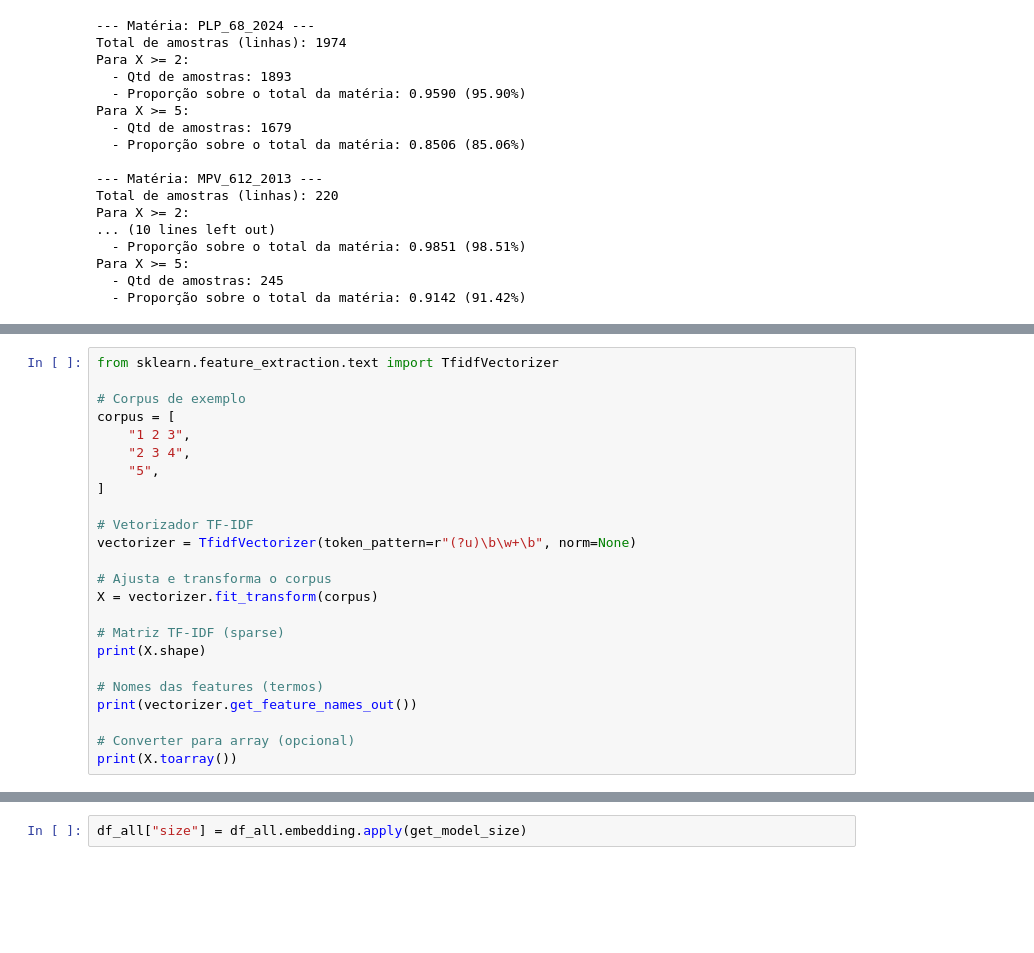
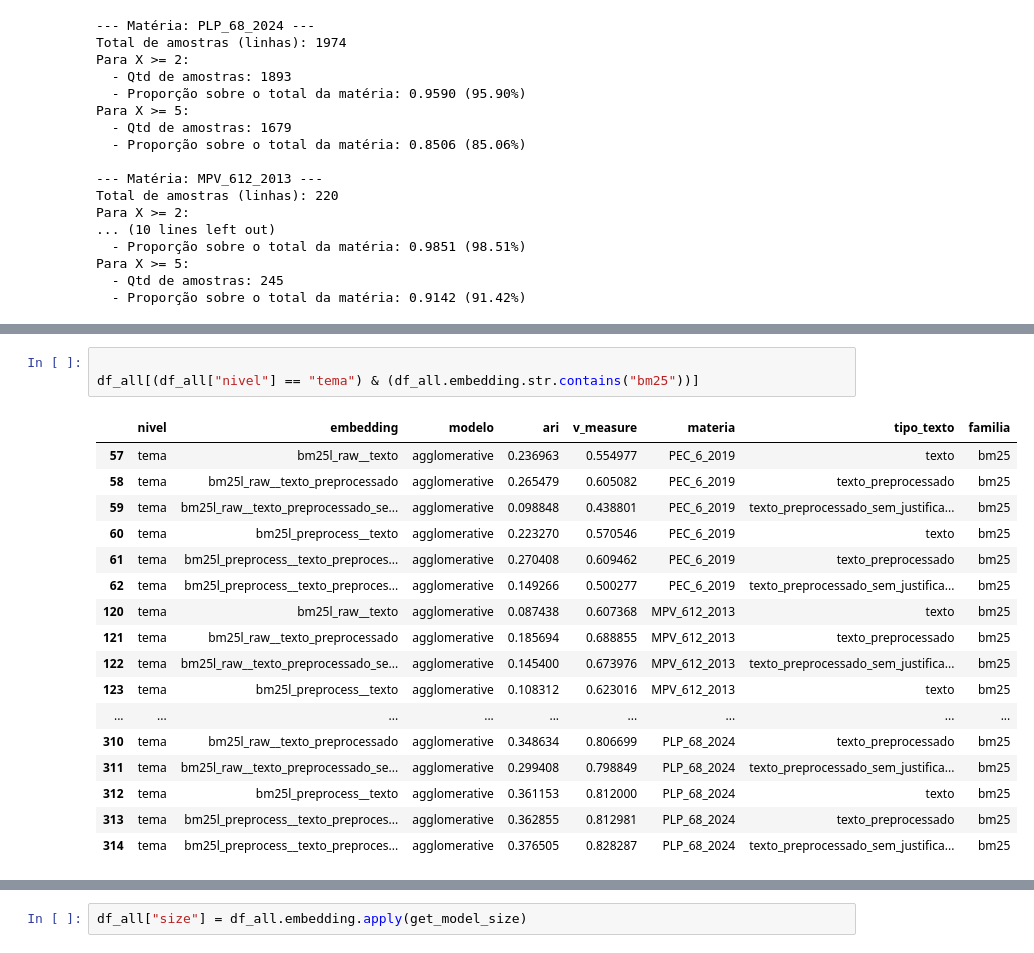
Before and after one commit to joaorobson/br-leg-amendments-embeddings-eval, a Jupyter notebook: notebooks/tasks_eval/Clustering-Eval.ipynb, the cells around one changed output, grey strips where cells are left out. Drawn from its saved outputs; the diff is of its cells as text; blank space fills up the shorter version.

```diff
--- a/notebooks/tasks_eval/Clustering-Eval.ipynb
+++ b/notebooks/tasks_eval/Clustering-Eval.ipynb
@@ -491,24 +114,0 @@ print(matrix)
-# %%
-from sklearn.feature_extraction.text import TfidfVectorizer
-
-# Corpus de exemplo
-corpus = [
-    "1 2 3",
-    "2 3 4",
-    "5",
-]
-
-# Vetorizador TF-IDF
-vectorizer = TfidfVectorizer(token_pattern=r"(?u)\b\w+\b", norm=None)
-
-# Ajusta e transforma o corpus
-X = vectorizer.fit_transform(corpus)
-
-# Matriz TF-IDF (sparse)
-print(X.shape)
-
-# Nomes das features (termos)
-print(vectorizer.get_feature_names_out())
-
-# Converter para array (opcional)
-print(X.toarray())
@@ -1248,0 +298,21 @@ def get_model_size(name):
+# %%
+
+df_all[(df_all["nivel"] == "tema") & (df_all.embedding.str.contains("bm25"))]
+# %% [output]
+|  | nivel | embedding | modelo | ari | v_measure | materia | tipo_texto | familia |
+| 57 | tema | bm25l_raw__texto | agglomerative | 0.236963 | 0.554977 | PEC_6_2019 | texto | bm25 |
+| 58 | tema | bm25l_raw__texto_preprocessado | agglomerative | 0.265479 | 0.605082 | PEC_6_2019 | texto_preprocessado | bm25 |
+| 59 | tema | bm25l_raw__texto_preprocessado_se... | agglomerative | 0.098848 | 0.438801 | PEC_6_2019 | texto_preprocessado_sem_justifica... | bm25 |
+| 60 | tema | bm25l_preprocess__texto | agglomerative | 0.223270 | 0.570546 | PEC_6_2019 | texto | bm25 |
+| 61 | tema | bm25l_preprocess__texto_preproces... | agglomerative | 0.270408 | 0.609462 | PEC_6_2019 | texto_preprocessado | bm25 |
+| 62 | tema | bm25l_preprocess__texto_preproces... | agglomerative | 0.149266 | 0.500277 | PEC_6_2019 | texto_preprocessado_sem_justifica... | bm25 |
+| 120 | tema | bm25l_raw__texto | agglomerative | 0.087438 | 0.607368 | MPV_612_2013 | texto | bm25 |
+| 121 | tema | bm25l_raw__texto_preprocessado | agglomerative | 0.185694 | 0.688855 | MPV_612_2013 | texto_preprocessado | bm25 |
+| 122 | tema | bm25l_raw__texto_preprocessado_se... | agglomerative | 0.145400 | 0.673976 | MPV_612_2013 | texto_preprocessado_sem_justifica... | bm25 |
+| 123 | tema | bm25l_preprocess__texto | agglomerative | 0.108312 | 0.623016 | MPV_612_2013 | texto | bm25 |
+| ... | ... | ... | ... | ... | ... | ... | ... | ... |
+| 310 | tema | bm25l_raw__texto_preprocessado | agglomerative | 0.348634 | 0.806699 | PLP_68_2024 | texto_preprocessado | bm25 |
+| 311 | tema | bm25l_raw__texto_preprocessado_se... | agglomerative | 0.299408 | 0.798849 | PLP_68_2024 | texto_preprocessado_sem_justifica... | bm25 |
+| 312 | tema | bm25l_preprocess__texto | agglomerative | 0.361153 | 0.812000 | PLP_68_2024 | texto | bm25 |
+| 313 | tema | bm25l_preprocess__texto_preproces... | agglomerative | 0.362855 | 0.812981 | PLP_68_2024 | texto_preprocessado | bm25 |
+| 314 | tema | bm25l_preprocess__texto_preproces... | agglomerative | 0.376505 | 0.828287 | PLP_68_2024 | texto_preprocessado_sem_justifica... | bm25 |
```
Also changed, not shown: parts of 51 cells of this notebook, 33 other files.
